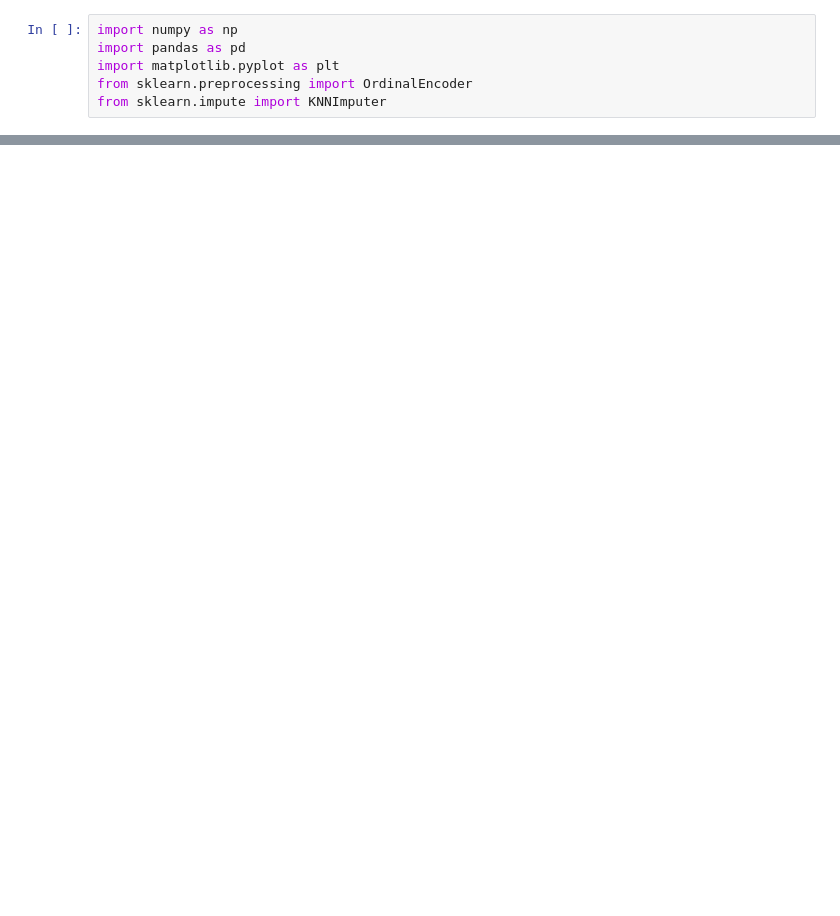
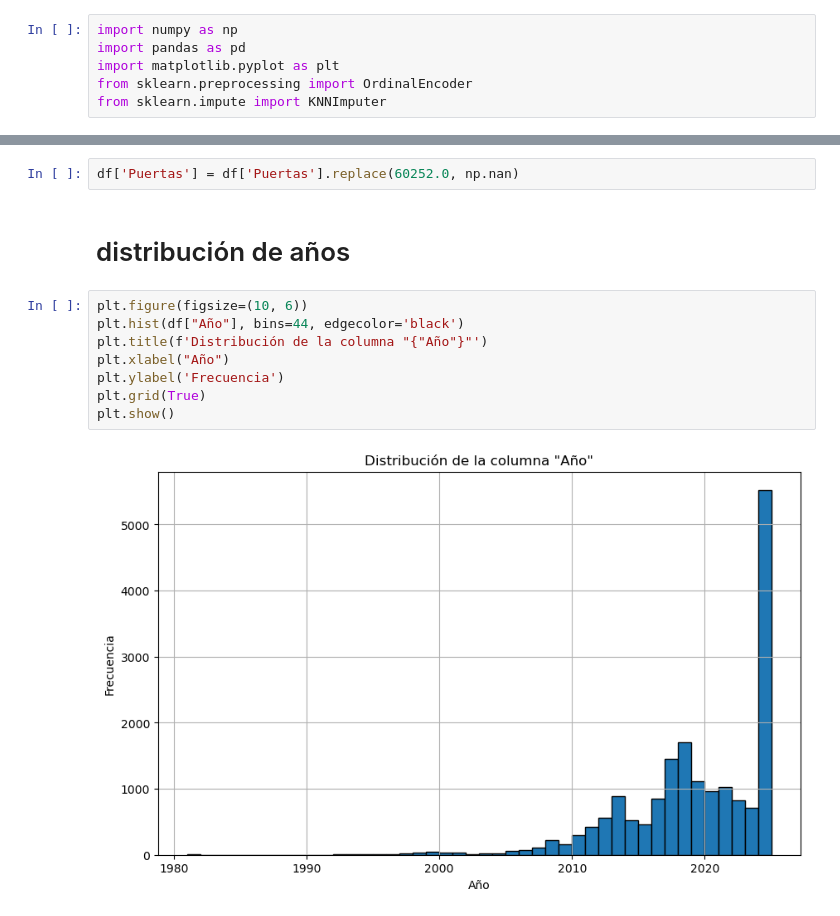
Before and after one commit to ignacio279/Machine-Learning-Vechetti-Vargas, a Jupyter notebook: Notebook.ipynb, the cells around one changed output, grey strips where cells are left out. Saved outputs shown, nothing was run; the diff lists cells and outputs as text; blank space fills up the shorter version.

```diff
--- a/Notebook.ipynb
+++ b/Notebook.ipynb
@@ -88,0 +75,14 @@ Name: count, dtype: int64
+# %%
+df['Puertas'] = df['Puertas'].replace(60252.0, np.nan)
+# %% [markdown]
+# distribución de años
+# %%
+plt.figure(figsize=(10, 6))
+plt.hist(df["Año"], bins=44, edgecolor='black')
+plt.title(f'Distribución de la columna "{"Año"}"')
+plt.xlabel("Año")
+plt.ylabel('Frecuencia')
+plt.grid(True)
+plt.show()
+# %% [output]
+[figure, added]
```
Also changed, not shown: parts of 19 cells of this notebook.
